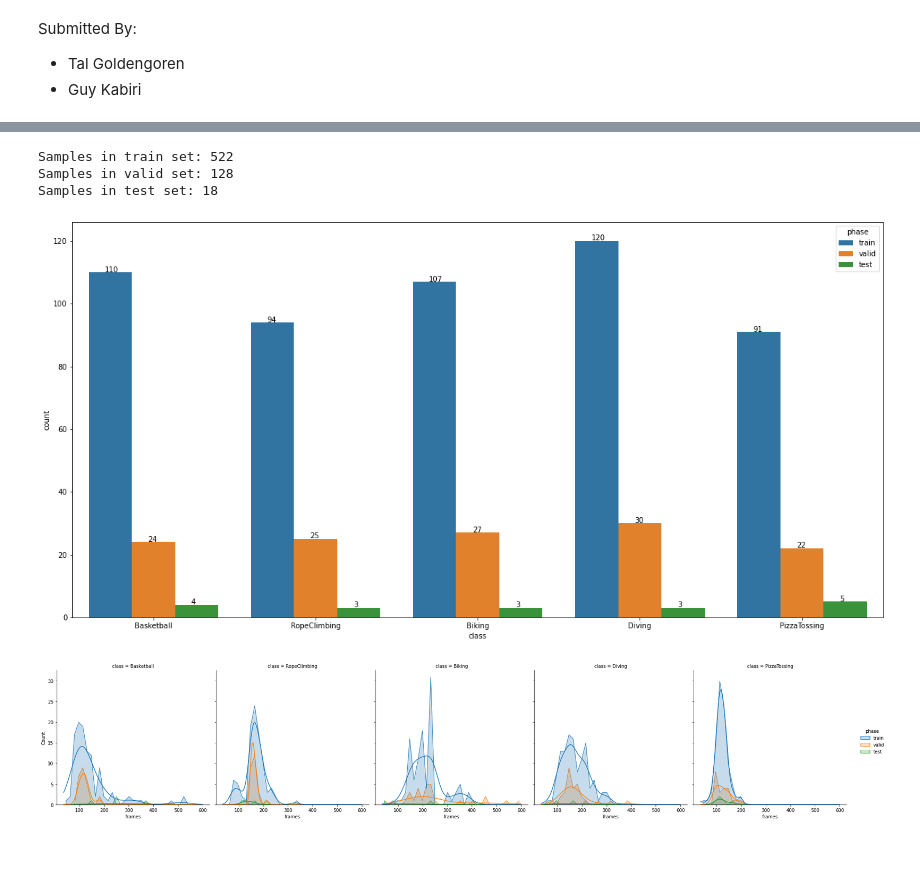
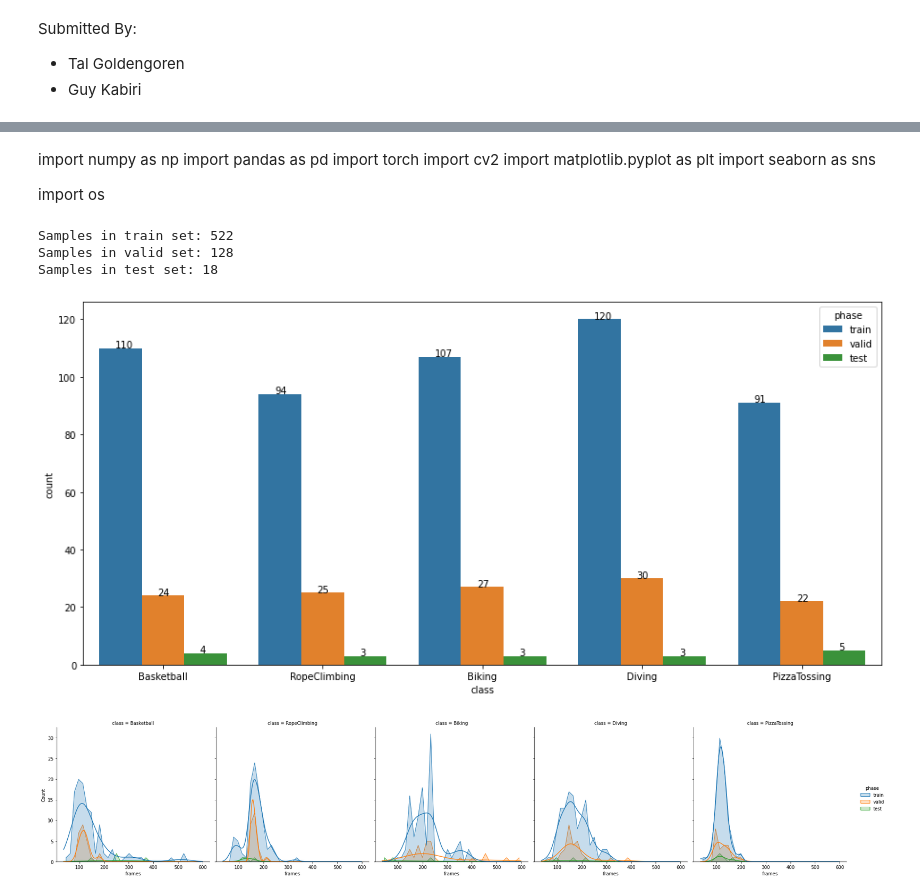
Before and after one commit to GuyKabiri/Video-Classification, a Jupyter notebook: submission.ipynb, the cells around one changed output, grey strips where cells are left out. Drawn from its saved outputs; the diff is of its cells as text; code cells hidden in the pictures; blank space fills up the shorter version.

```diff
--- a/submission.ipynb
+++ b/submission.ipynb
@@ -53,3 +69,12 @@ Basketball, Rope Climbing, Biking, Diving, Pizza Tossing.
+# %% [markdown]
+import numpy as np
+import pandas as pd
+import torch
+import cv2
+import matplotlib.pyplot as plt
+import seaborn as sns
+
+import os
 # %%
 phases = [ 'train', 'valid', 'test' ]
 paths = { p: 'data/{}'.format(p) for p in phases }
@@ -80,14 +105,14 @@ Samples in valid set: 128
 Samples in test set: 18
 # %%
 def plot_class_count(df):
-    fig = plt.figure(figsize=(20, 10))
+    fig = plt.figure(figsize=(15, 7))
     ax = sns.countplot(x='class', hue='phase', data=df)
     for p in ax.patches:
         ax.annotate(p.get_height(), (p.get_x()+0.1, p.get_height()+0.15))
 
 
 plot_class_count(df)
 # %% [output]
-[figure, old version]
+[figure, new version]
 # %%
 def plot_frames_dist(df):
```
Also changed, not shown: parts of 21 cells of this notebook.
